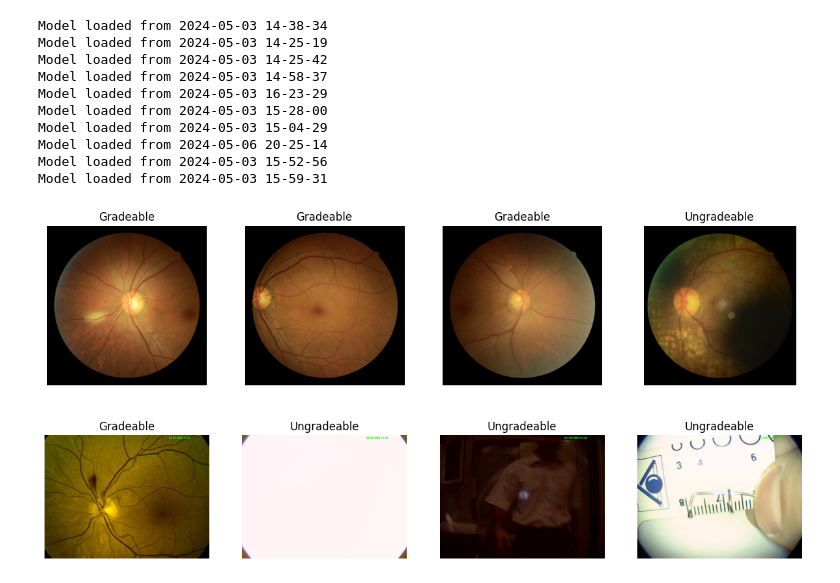
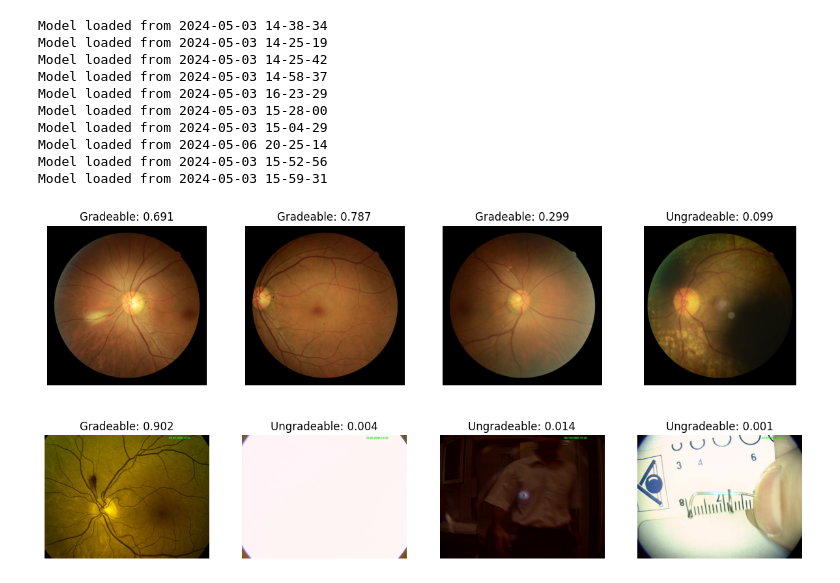
Before and after one commit to berenslab/fundus_image_toolbox, a Jupyter notebook: 0_example_usage/usage_quality.ipynb, the cells around one changed output. Saved outputs shown, nothing was run; the diff lists cells and outputs as text; code cells hidden in the pictures.

```diff
--- a/0_example_usage/usage_quality.ipynb
+++ b/0_example_usage/usage_quality.ipynb
@@ -108,10 +108,10 @@ conf, label = fit.ensemble_predict_quality(ensemble, image_batch, threshold=thre
 # %%
 # Plot grid of images
 fig, axs = plt.subplots(2, 4, figsize=(15, 7))
 for i, (image_path, ax) in enumerate(zip(image_paths, axs.flatten())):
     image = Image.open(image_path)
     ax.imshow(image)
     ax.axis("off")
-    ax.set_title('Gradeable' if label[i] == 1 else 'Ungradeable')
+    ax.set_title(f'Gradeable: {conf[i]:.3f}' if label[i] == 1 else f'Ungradeable: {conf[i]:.3f}')
 # %% [output]
-[figure, old version]
+[figure, new version]
```
Also changed, not shown: parts of 1 cell of this notebook, 1 other file.
